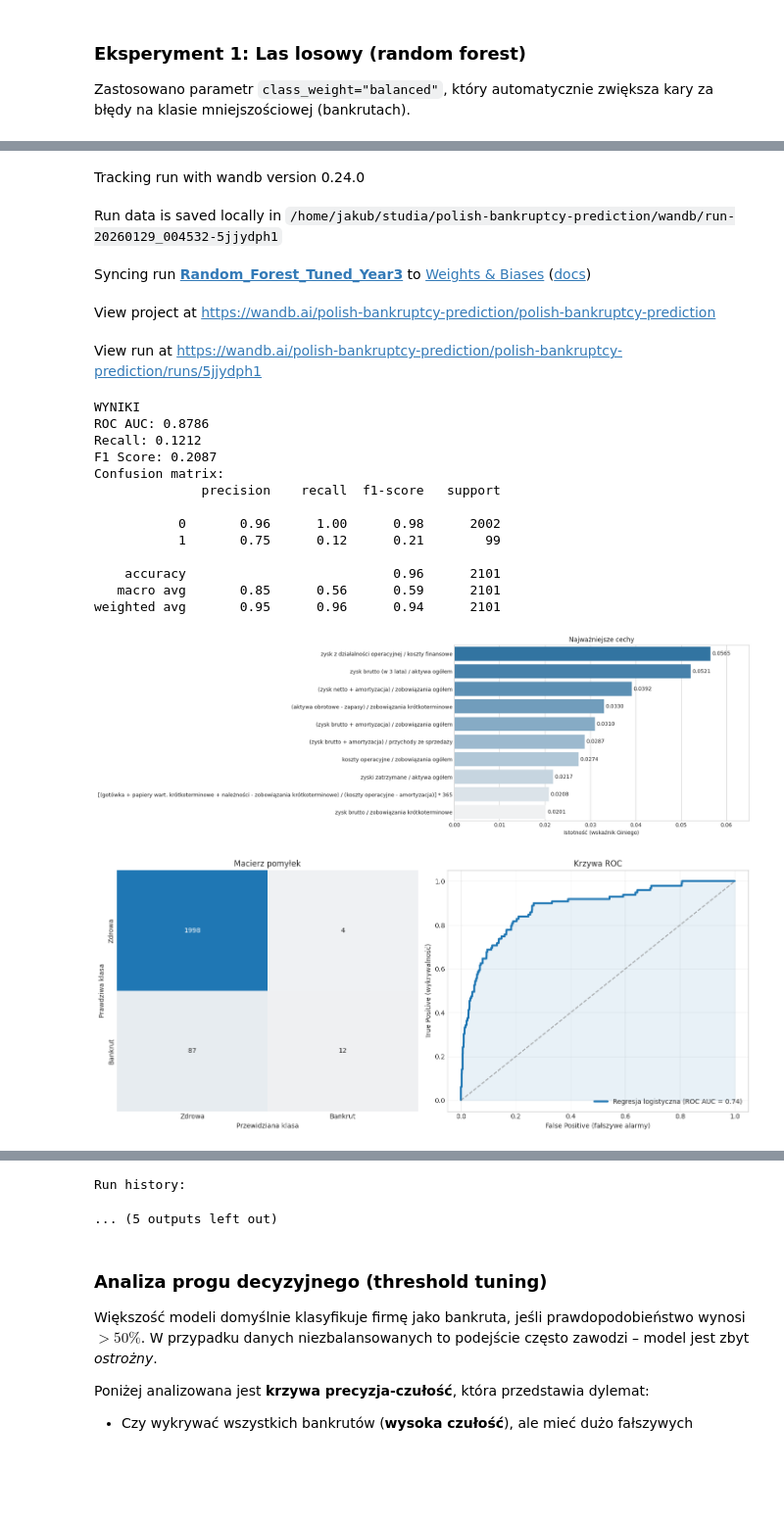
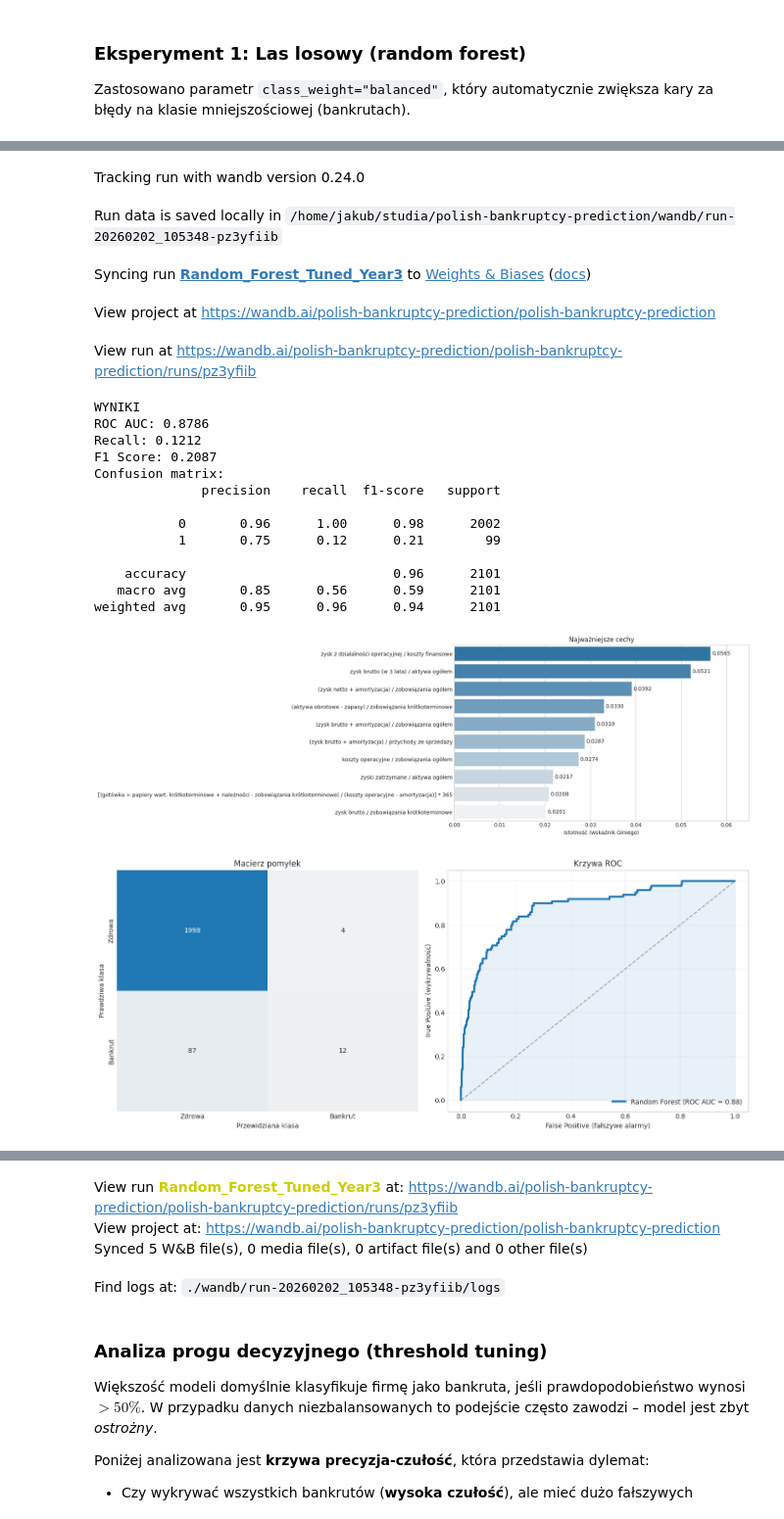
Before and after one commit to scbpls/polish-bankruptcy-prediction, a Jupyter notebook: main.ipynb, the cells around one changed output, grey strips where cells are left out. Shown at 98% size. Saved outputs shown, nothing was run; the diff lists cells and outputs as text; code cells hidden in the pictures; blank space fills up the shorter version.

Commit message:
Fix displaying ROC AUC value on charts

```diff
--- a/main.ipynb
+++ b/main.ipynb
@@ -700,7 +699,7 @@ fpr, tpr, thresholds = roc_curve(y_test, y_proba_rf)
 ax[1].plot(
     fpr,
     tpr,
-    label=f"Regresja logistyczna (ROC AUC = {roc_auc_base:.2f})",
+    label=f"Random Forest (ROC AUC = {roc_auc_rf:.2f})",
     color=COLOR_HEALTHY,
     linewidth=3,
 )
@@ -752,31 +751,33 @@ Poszukiwania zakończono w 107.19 s
 NAJLEPSZE HIPERPARAMETRY:
 Liczba drzew (n_estimators): 1000
 Głębokość drzew (max_depth): None
 Minimalna liczba próbek w liściu (min_samples_leaf): 4
 [interactive output not drawn]
 Tracking run with wandb version 0.24.0
-Run data is saved locally in /home/jakub/studia/polish-bankruptcy-prediction/wandb/run-20260129_004532-5jjydph1
+Run data is saved locally in /home/jakub/studia/polish-bankruptcy-prediction/wandb/run-20260202_105348-pz3yfiib
 Syncing run Random_Forest_Tuned_Year3 to Weights & Biases (docs)
 View project at https://wandb.ai/polish-bankruptcy-prediction/polish-bankruptcy-prediction
-View run at https://wandb.ai/polish-bankruptcy-prediction/polish-bankruptcy-prediction/runs/5jjydph1
+View run at https://wandb.ai/polish-bankruptcy-prediction/polish-bankruptcy-prediction/runs/pz3yfiib
 WYNIKI
 ROC AUC: 0.8786
 Recall: 0.1212
 F1 Score: 0.2087
 Confusion matrix:
               precision    recall  f1-score   support
 
            0       0.96      1.00      0.98      2002
            1       0.75      0.12      0.21        99
 
     accuracy                           0.96      2101
    macro avg       0.85      0.56      0.59      2101
 weighted avg       0.95      0.96      0.94      2101
 [figure]
-[figure, old version]
+[figure, new version]
 [interactive output not drawn]
-Run history:
-... (5 outputs left out)
+View run Random_Forest_Tuned_Year3 at: https://wandb.ai/polish-bankruptcy-prediction/polish-bankruptcy-prediction/runs/pz3yfiib
+View project at: https://wandb.ai/polish-bankruptcy-prediction/polish-bankruptcy-prediction
+Synced 5 W&B file(s), 0 media file(s), 0 artifact file(s) and 0 other file(s)
+Find logs at: ./wandb/run-20260202_105348-pz3yfiib/logs
 # %% [markdown]
 ### Analiza progu decyzyjnego (threshold tuning)
 
```
Also changed, not shown: parts of 4 cells of this notebook.
